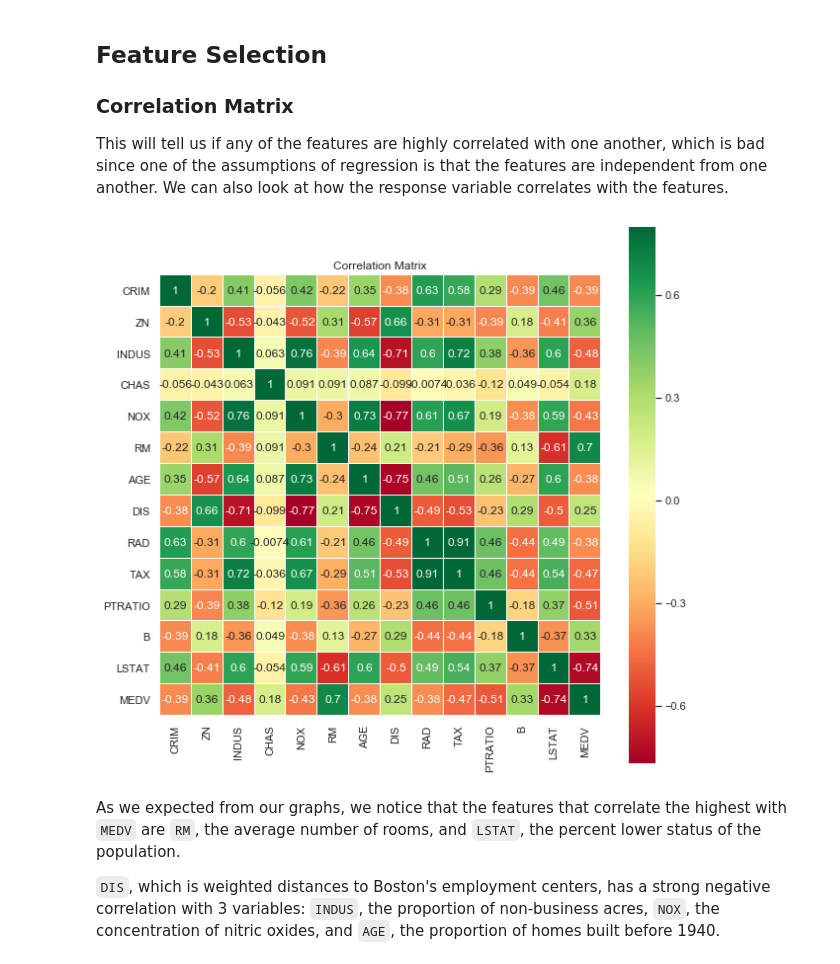
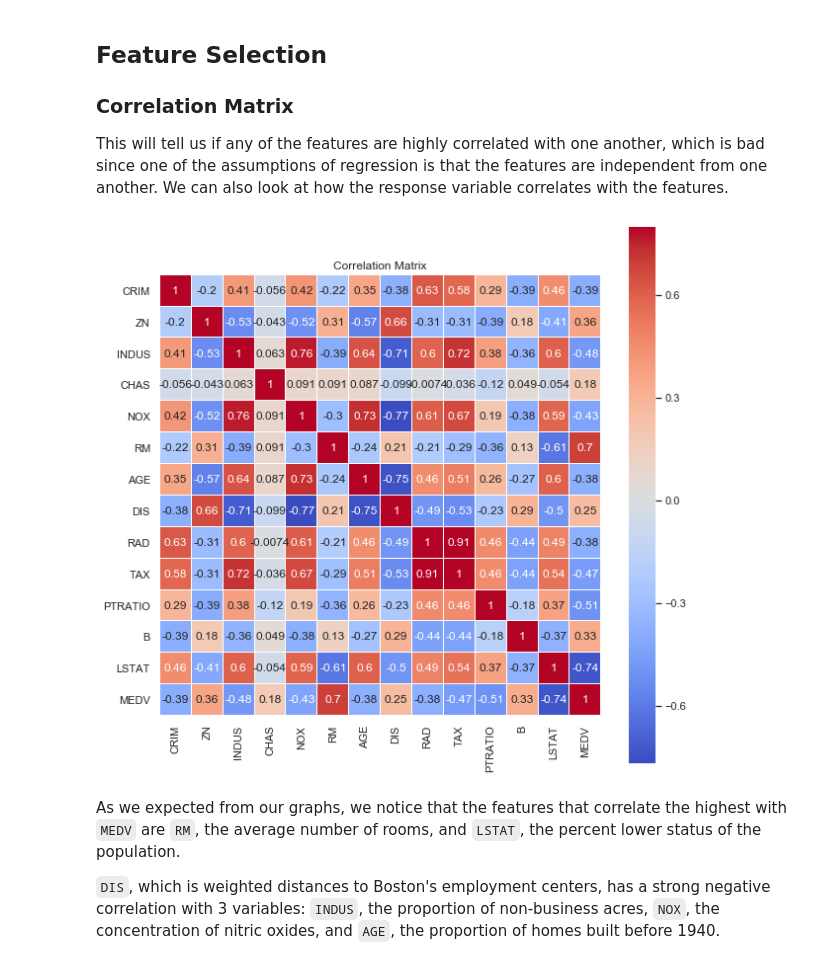
Before and after one commit to jstevenr/housing-price-regression, a Jupyter notebook: housing-prices.ipynb, the cells around one changed output. Saved outputs shown, nothing was run; the diff lists cells and outputs as text; code cells hidden in the pictures.

```diff
--- a/housing-prices.ipynb
+++ b/housing-prices.ipynb
@@ -5,6 +5,7 @@ import numpy as np
 import matplotlib.pyplot as plt
 %matplotlib inline
 import seaborn as sns
+sns.set_palette("coolwarm")
 plt.style.use('ggplot')
 
 from scipy import stats
@@ -101,19 +102,19 @@ This will tell us if any of the features are highly correlated with one another,
 # %%
 # Setting style for seaborn
 sns.set_context("notebook")
 sns.set_style("darkgrid")
 
 # 2 significant figures
 pd.set_option('precision', 2)
 
 # Correlation matrix
 corr = df.corr()
 plt.figure(figsize = (10,10))
-sns.heatmap(corr, vmax = .8, linewidths = 0.01, square = True, annot = True, cmap = 'RdYlGn', linecolor = 'white')
+sns.heatmap(corr, vmax = .8, linewidths = 0.01, square = True, annot = True, cmap = 'coolwarm', linecolor = 'white')
 plt.title('Correlation Matrix')
 plt.show()
 # %% [output]
-[figure, old version]
+[figure, new version]
 # %% [markdown]
 As we expected from our graphs, we notice that the features that correlate the highest with `MEDV` are `RM`, the average number of rooms, and `LSTAT`, the percent lower status of the population.
 
```
Also changed, not shown: parts of 22 cells of this notebook.
